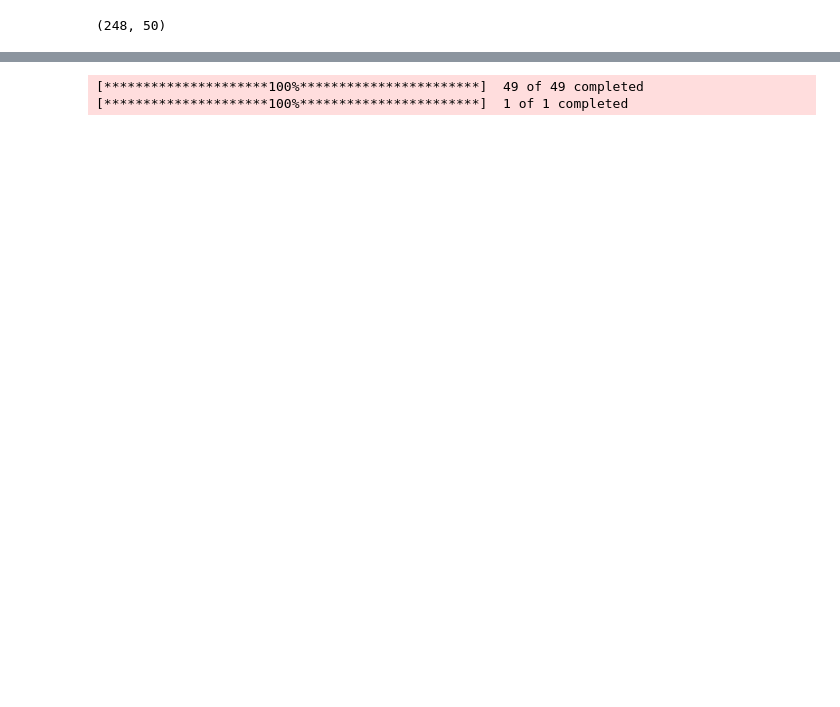
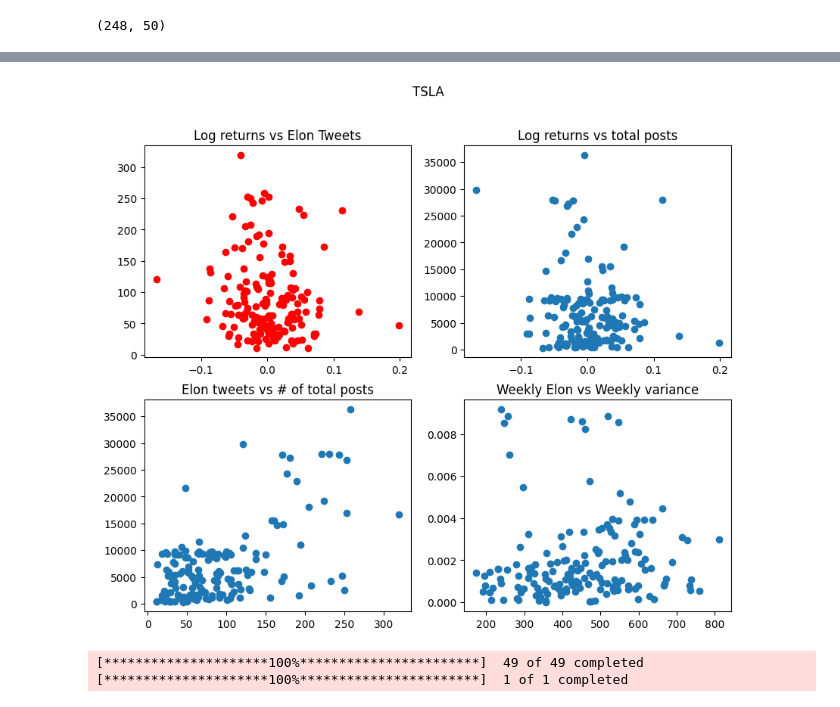
Before and after one commit to Erdos-Projects/fall-2025-financial-markets-and-sentiment, a Jupyter notebook: initial_data_analysis/initial_formatting.ipynb, the cells around one changed output, grey strips where cells are left out. Cells and saved outputs as stored; diff of their text form; code cells hidden in the pictures; blank space fills up the shorter version.

Commit message:
Added all of elon musk's tweets

```diff
--- a/initial_data_analysis/initial_formatting.ipynb
+++ b/initial_data_analysis/initial_formatting.ipynb
@@ -131,0 +136,82 @@ plt.scatter(z[company],y2[company])
+# %%
+#study with TSLA and Elon Musk Tweets
+elon_data= pd.read_csv('all_musk_posts.csv')
+elon_data = elon_data["createdAt"]
+elon_data = pd.to_datetime(elon_data)
+elon_data = elon_data.dt.date
+elon_data = elon_data.value_counts().sort_index()
+elon_data = elon_data.reset_index()
+elon_data.columns = ['date', 'tweets']
+elon_data = elon_data.sort_values(by='date')
+#Restrict to tweet counts from 2024-08-01 to 2025-03-31
+elon_data = elon_data[(elon_data['date'] >= dt.date(2024, 8, 1)) & (elon_data['date'] <= dt.date(2025, 3, 28))]
+elon_data = elon_data.set_index('date')
+elon_data = elon_data.asfreq('D', fill_value=0)
+elon_data = elon_data.reset_index()
+print(elon_data.index)
+
+TSLA_stock = yf.download('TSLA', '2024-07-31', '2025-03-29', auto_adjust=True)['Close']
+
+tsla_log_returns = np.log(TSLA_stock/TSLA_stock.shift(1)).dropna()
+tsla_dates = TSLA_stock.index
+
+
+# Combine tweet counts on non-trading days to the next trading day, and delete non-trading days
+def is_trading_day(day):
+    return day in tsla_dates
+
+
+def next_trading_day(day):
+    date = day #dt.datetime.strptime(day, '%Y-%m-%d')
+    next_day = date + dt.timedelta(1)
+    max_lookahead = 365  # prevent infinite loop going 1 year ahead
+    count = 0
+    while not is_trading_day(next_day.strftime('%Y-%m-%d')):
+        next_day += dt.timedelta(1)
+        count += 1
+        if count > max_lookahead:
+            print(day)
+            raise ValueError("No trading day found within 1 year from start date")
+    return next_day#.strftime('%Y-%m-%d')
+
+
+elon_data['date'] = elon_data['date'].dt.date
+days = elon_data['date']
+
+elon_data.set_index('date', inplace=True)
+elon_data = elon_data.T
+
+for day in days:
+   if is_trading_day(day.strftime('%Y-%m-%d')) == False:
+      elon_data[next_trading_day(day)] = elon_data[day] + elon_data[next_trading_day(day)]
+      elon_data= elon_data.drop(columns=[day])
+
+
+
+elon_data = elon_data.T
+
+y=bs_data.T
+
+y = y['2024-08-01': '2025-03-28']
+
+
+elon_data_weekly = elon_data.rolling(window=5).sum()
+elon_data_weekly= elon_data_weekly.iloc[4:]
+weekly_variance = weekly_variance['2024-08-07': '2025-03-28']
+
+fig, axs = plt.subplots(2,2, figsize=(10, 8))
+fig.suptitle('TSLA')
+# Plot 1
+axs[0,0].scatter(tsla_log_returns["TSLA"], elon_data['tweets'], color = 'red')
+axs[0,0].set_title('Log returns vs Elon Tweets')
+
+# Plot 2
+axs[0,1].scatter(tsla_log_returns["TSLA"], y['TSLA'] )
+axs[0,1].set_title('Log returns vs total posts')
+
+axs[1,0].scatter(elon_data['tweets'], y["TSLA"])
+axs[1,0].set_title('Elon tweets vs # of total posts')
+
+axs[1,1].scatter(elon_data_weekly['tweets'], weekly_variance['TSLA'])
+axs[1,1].set_title('Weekly Elon vs Weekly variance')
+# %% [output]
@@ -132,3 +221,4 @@ plt.scatter(z[company],y2[company])
+[figure, added]
 # %%
 #Stock data
 #RUN FIRST THEN TRY NOT TO TOUCH AFTER RUNNING
```
Also changed, not shown: parts of 7 cells of this notebook.
